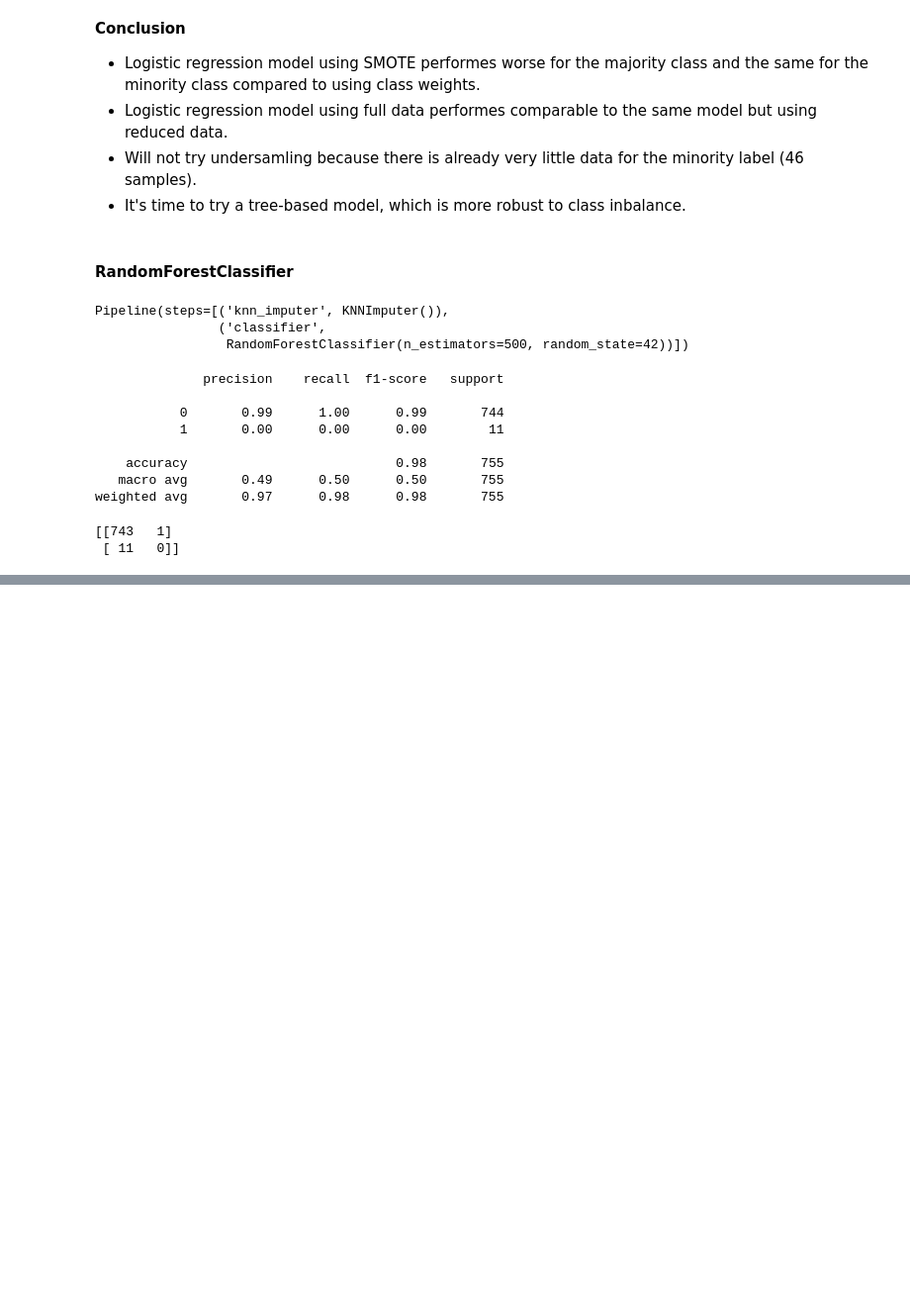
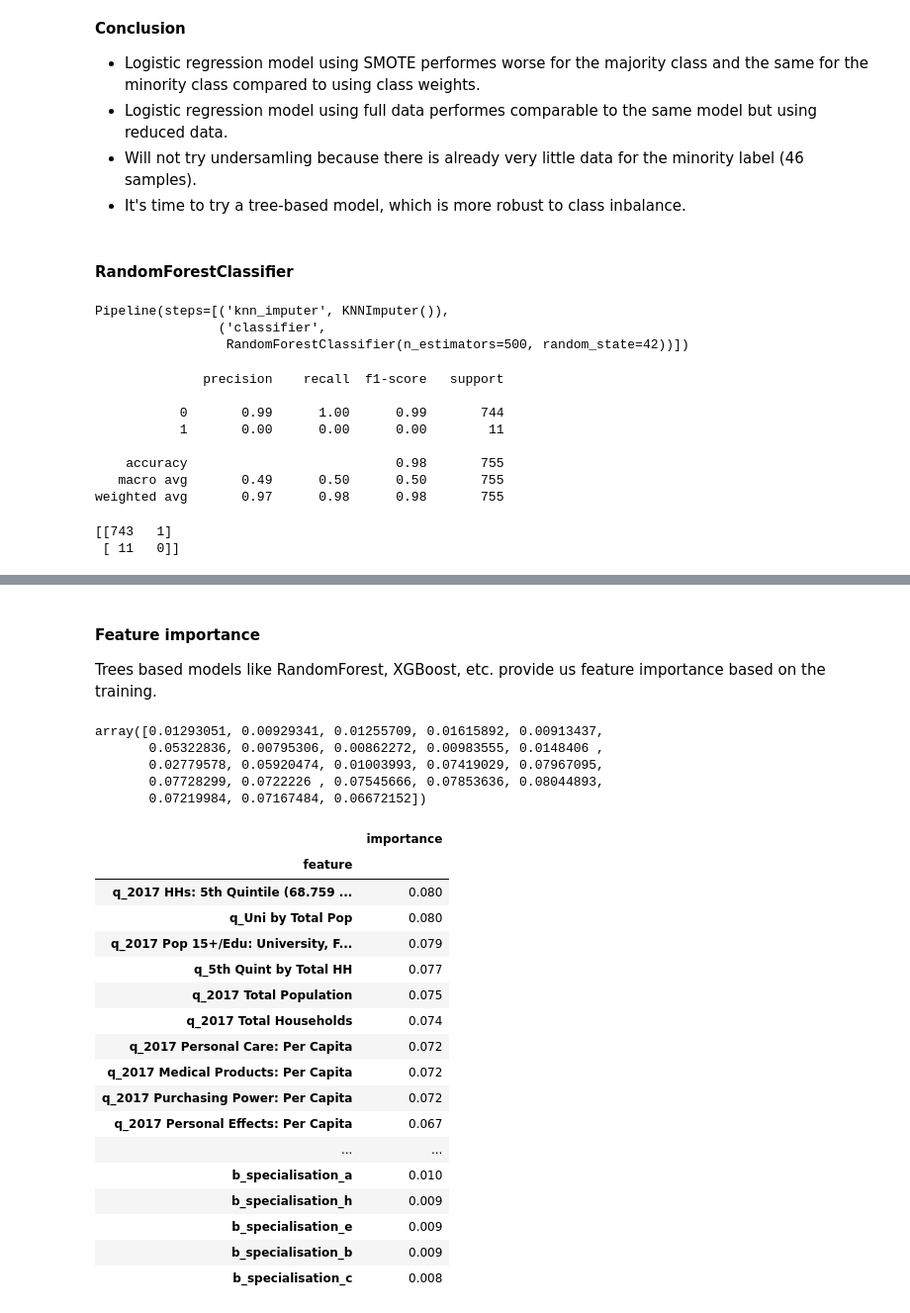
Before and after one commit to kalemaria/customer_lead_generator, a Jupyter notebook: customer_lead_generator_modelling.ipynb, the cells around one changed output, grey strips where cells are left out. Shown at 99% size. Cells and saved outputs as stored; diff of their text form; code cells hidden in the pictures; blank space fills up the shorter version.

```diff
--- a/customer_lead_generator_modelling.ipynb
+++ b/customer_lead_generator_modelling.ipynb
@@ -391,0 +407,39 @@ Logistic: ROC AUC=0.775
+# %% [markdown]
+#### Feature importance
+
+Trees based models like RandomForest, XGBoost, etc. provide us feature importance based on the training.
+# %%
+rfc.feature_importances_
+# %% [output]
+array([0.01293051, 0.00929341, 0.01255709, 0.01615892, 0.00913437,
+       0.05322836, 0.00795306, 0.00862272, 0.00983555, 0.0148406 ,
+       0.02779578, 0.05920474, 0.01003993, 0.07419029, 0.07967095,
+       0.07728299, 0.0722226 , 0.07545666, 0.07853636, 0.08044893,
+       0.07219984, 0.07167484, 0.06672152])
+# %%
+rfc_importances = pd.DataFrame(
+    {"feature": X_train.columns, "importance": np.round(rfc.feature_importances_, 3)}
+)
+rfc_importances = rfc_importances.sort_values("importance", ascending=False).set_index(
+    "feature"
+)
+rfc_importances
+# %% [output]
+|  | importance |
+| feature |  |
+| q_2017 HHs: 5th Quintile (68.759 ... | 0.080 |
+| q_Uni by Total Pop | 0.080 |
+| q_2017 Pop 15+/Edu: University, F... | 0.079 |
+| q_5th Quint by Total HH | 0.077 |
+| q_2017 Total Population | 0.075 |
+| q_2017 Total Households | 0.074 |
+| q_2017 Personal Care: Per Capita | 0.072 |
+| q_2017 Medical Products: Per Capita | 0.072 |
+| q_2017 Purchasing Power: Per Capita | 0.072 |
+| q_2017 Personal Effects: Per Capita | 0.067 |
+| ... | ... |
+| b_specialisation_a | 0.010 |
+| b_specialisation_h | 0.009 |
+| b_specialisation_e | 0.009 |
+| b_specialisation_b | 0.009 |
+| b_specialisation_c | 0.008 |
```
Also changed, not shown: parts of 7 cells of this notebook.
